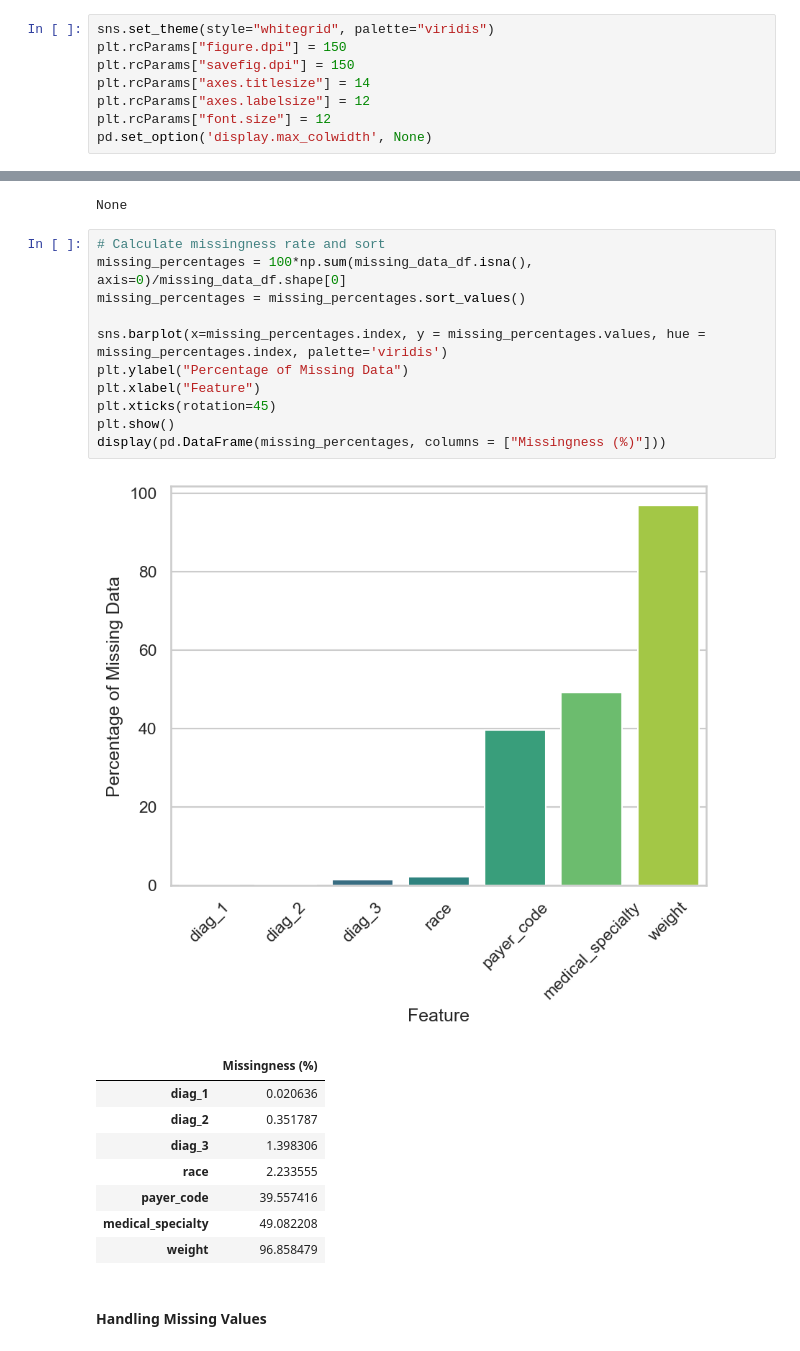
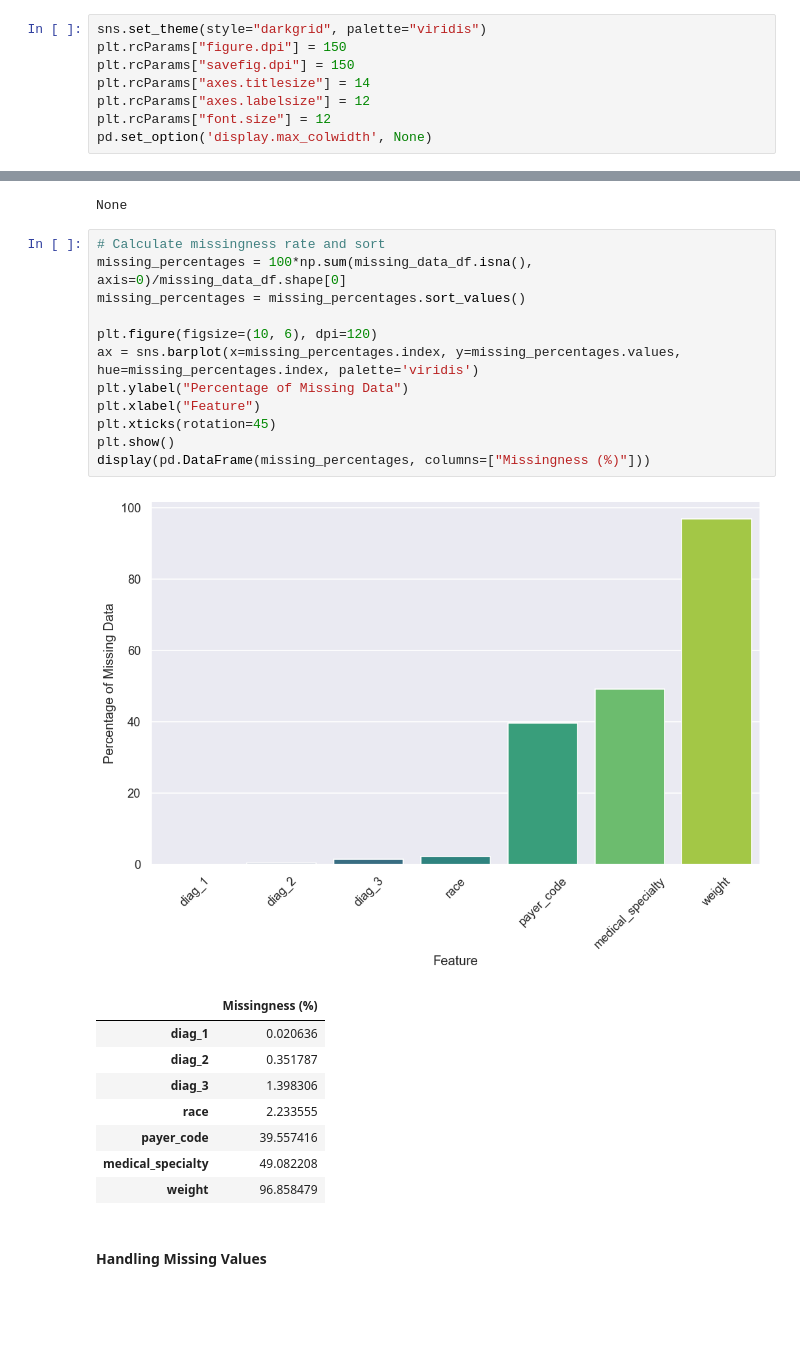
Before and after one commit to Nicholas-Mitri/Hospital-Readmission-Risk-Analysis-for-Diabetic-Patients, a Jupyter notebook: notebooks/01-data_exploration.ipynb, the cells around one changed output, grey strips where cells are left out. Drawn from its saved outputs; the diff is of its cells as text; blank space fills up the shorter version.

```diff
--- a/notebooks/01-data_exploration.ipynb
+++ b/notebooks/01-data_exploration.ipynb
@@ -36,7 +36,7 @@ from scipy.stats import chi2_contingency
 # %% [markdown]
 #### Seaborn Config
 # %%
-sns.set_theme(style="whitegrid", palette="viridis")
+sns.set_theme(style="darkgrid", palette="viridis")
 plt.rcParams["figure.dpi"] = 150
 plt.rcParams["savefig.dpi"] = 150
 plt.rcParams["axes.titlesize"] = 14
@@ -128,16 +128,17 @@ None
 # %%
 # Calculate missingness rate and sort
 missing_percentages = 100*np.sum(missing_data_df.isna(), axis=0)/missing_data_df.shape[0]
 missing_percentages = missing_percentages.sort_values()
 
-sns.barplot(x=missing_percentages.index, y = missing_percentages.values, hue = missing_percentages.index, palette='viridis')
+plt.figure(figsize=(10, 6), dpi=120)
+ax = sns.barplot(x=missing_percentages.index, y=missing_percentages.values, hue=missing_percentages.index, palette='viridis')
 plt.ylabel("Percentage of Missing Data")
 plt.xlabel("Feature")
 plt.xticks(rotation=45)
 plt.show()
-display(pd.DataFrame(missing_percentages, columns = ["Missingness (%)"]))
+display(pd.DataFrame(missing_percentages, columns=["Missingness (%)"]))
 # %% [output]
-[figure, old version]
+[figure, new version]
 |  | Missingness (%) |
 | diag_1 | 0.020636 |
 | diag_2 | 0.351787 |
```
Also changed, not shown: parts of 39 cells of this notebook.
